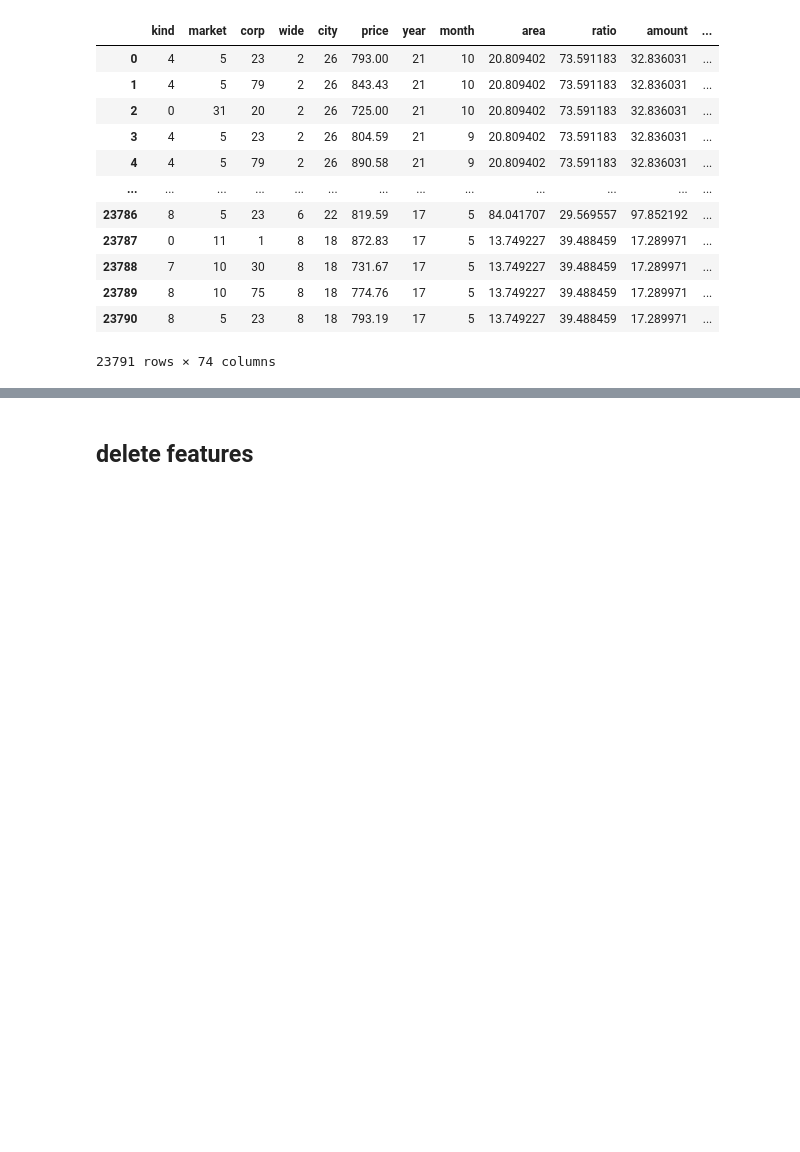
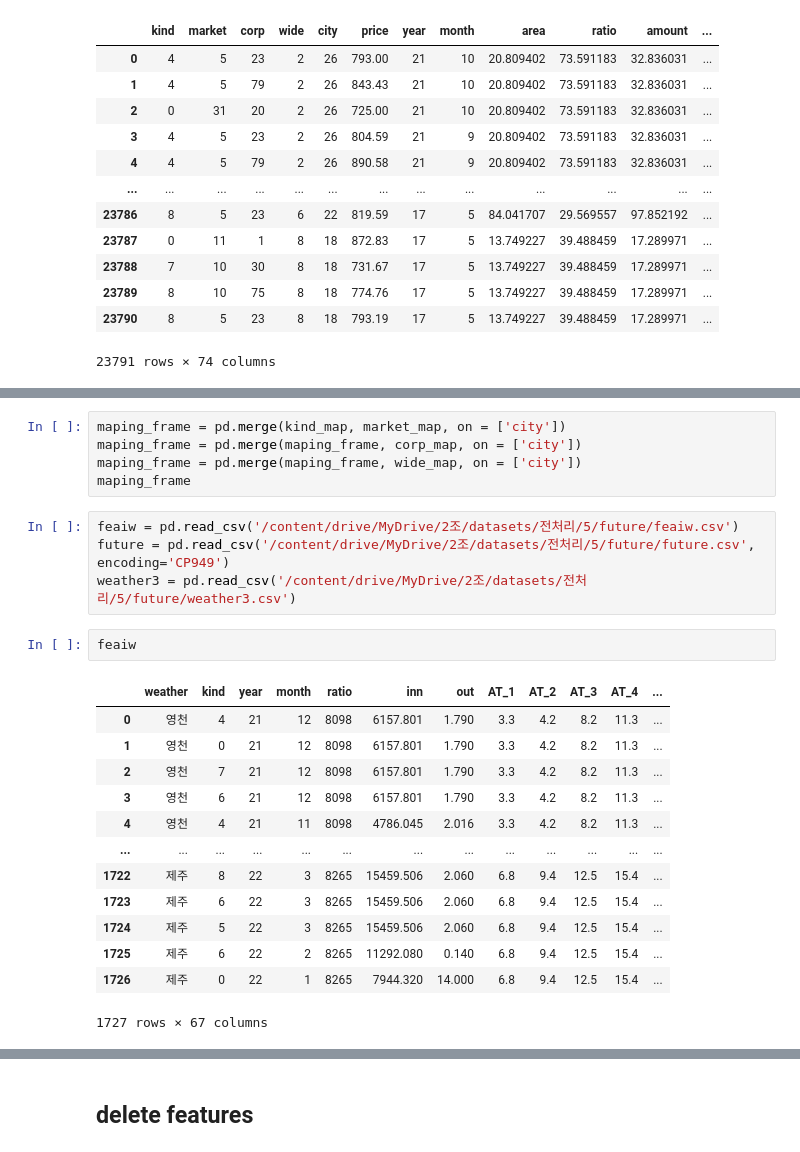
Before and after one commit to seosztt/ML_Project, a Jupyter notebook: 1st_try_onion_price_prediction_program.ipynb, the cells around one changed output, grey strips where cells are left out. Saved outputs shown, nothing was run; the diff lists cells and outputs as text; blank space fills up the shorter version.

```diff
--- a/1st_try_onion_price_prediction_program.ipynb
+++ b/1st_try_onion_price_prediction_program.ipynb
@@ -324,0 +341,25 @@ CSP
+# %%
+maping_frame = pd.merge(kind_map, market_map, on = ['city'])
+maping_frame = pd.merge(maping_frame, corp_map, on = ['city'])
+maping_frame = pd.merge(maping_frame, wide_map, on = ['city'])
+maping_frame
+# %%
+feaiw = pd.read_csv('/content/drive/MyDrive/2조/datasets/전처리/5/future/feaiw.csv')
+future = pd.read_csv('/content/drive/MyDrive/2조/datasets/전처리/5/future/future.csv', encoding='CP949')
+weather3 = pd.read_csv('/content/drive/MyDrive/2조/datasets/전처리/5/future/weather3.csv')
+# %%
+feaiw
+# %% [output]
+|  | weather | kind | year | month | ratio | inn | out | AT_1 | AT_2 | AT_3 | AT_4 | ... |
+| 0 | 영천 | 4 | 21 | 12 | 8098 | 6157.801 | 1.790 | 3.3 | 4.2 | 8.2 | 11.3 | ... |
+| 1 | 영천 | 0 | 21 | 12 | 8098 | 6157.801 | 1.790 | 3.3 | 4.2 | 8.2 | 11.3 | ... |
+| 2 | 영천 | 7 | 21 | 12 | 8098 | 6157.801 | 1.790 | 3.3 | 4.2 | 8.2 | 11.3 | ... |
+| 3 | 영천 | 6 | 21 | 12 | 8098 | 6157.801 | 1.790 | 3.3 | 4.2 | 8.2 | 11.3 | ... |
+| 4 | 영천 | 4 | 21 | 11 | 8098 | 4786.045 | 2.016 | 3.3 | 4.2 | 8.2 | 11.3 | ... |
+| ... | ... | ... | ... | ... | ... | ... | ... | ... | ... | ... | ... | ... |
+| 1722 | 제주 | 8 | 22 | 3 | 8265 | 15459.506 | 2.060 | 6.8 | 9.4 | 12.5 | 15.4 | ... |
+| 1723 | 제주 | 6 | 22 | 3 | 8265 | 15459.506 | 2.060 | 6.8 | 9.4 | 12.5 | 15.4 | ... |
+| 1724 | 제주 | 5 | 22 | 3 | 8265 | 15459.506 | 2.060 | 6.8 | 9.4 | 12.5 | 15.4 | ... |
+| 1725 | 제주 | 6 | 22 | 2 | 8265 | 11292.080 | 0.140 | 6.8 | 9.4 | 12.5 | 15.4 | ... |
+| 1726 | 제주 | 0 | 22 | 1 | 8265 | 7944.320 | 14.000 | 6.8 | 9.4 | 12.5 | 15.4 | ... |
+1727 rows × 67 columns
```
Also changed, not shown: parts of 20 cells of this notebook.
